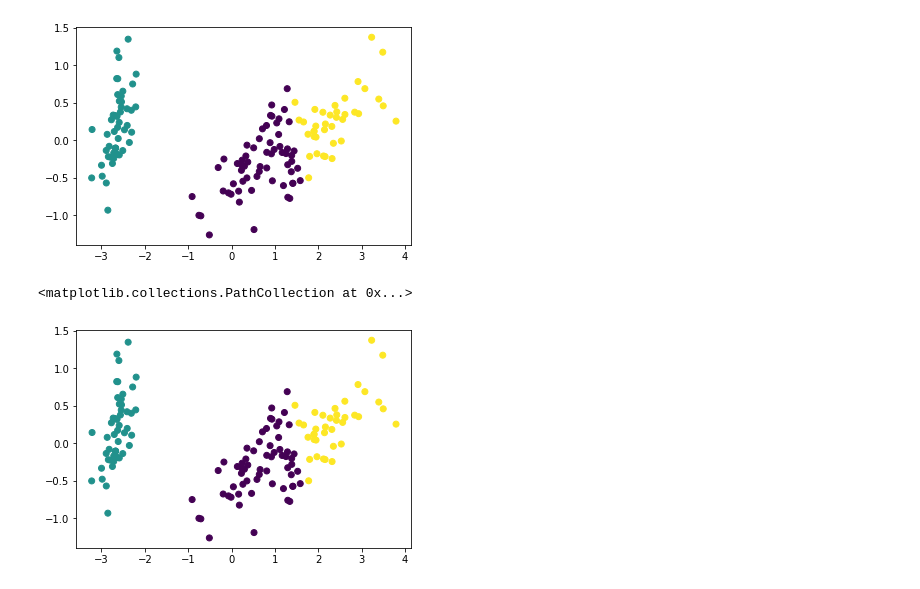
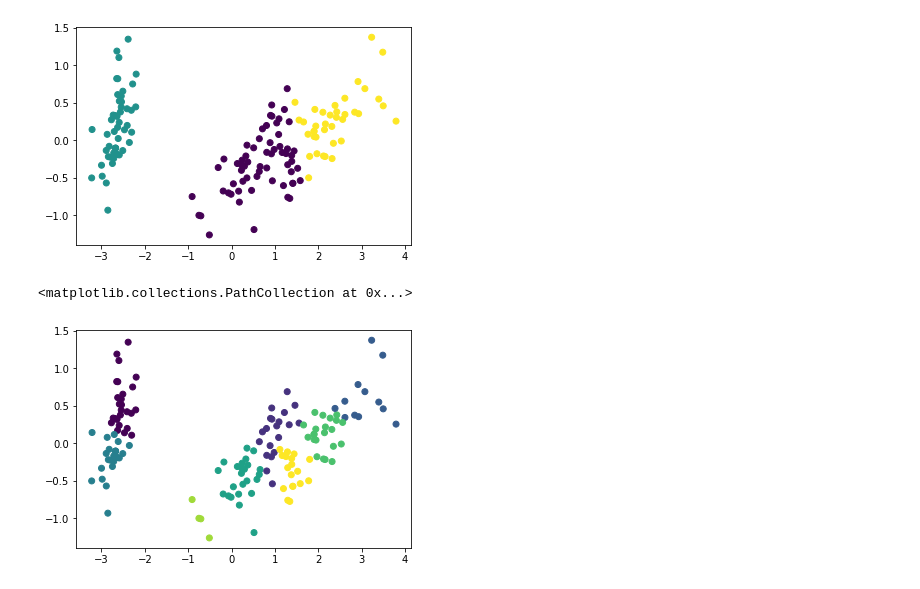
Before and after one commit to nualpair/multivariate, a Jupyter notebook: Chapter_6_Cluster_Analysisimport_pandas_as_pd.ipynb, the cells around one changed output. Saved outputs shown, nothing was run; the diff lists cells and outputs as text; code cells hidden in the pictures.

```diff
--- a/Chapter_6_Cluster_Analysisimport_pandas_as_pd.ipynb
+++ b/Chapter_6_Cluster_Analysisimport_pandas_as_pd.ipynb
@@ -111,7 +111,11 @@ plt.scatter(new_pca[:,0],new_pca[:,1],c=y)
 <matplotlib.collections.PathCollection at 0x...>
 [figure]
 # %%
+kmeans = KMeans(random_state=2021)
+kmeans.fit(example_df_drop)
+y = kmeans.predict(example_df_drop)
+
 plt.scatter(new_pca[:,0],new_pca[:,1],c=y)
 # %% [output]
 <matplotlib.collections.PathCollection at 0x...>
-[figure, old version]
+[figure, new version]
```
